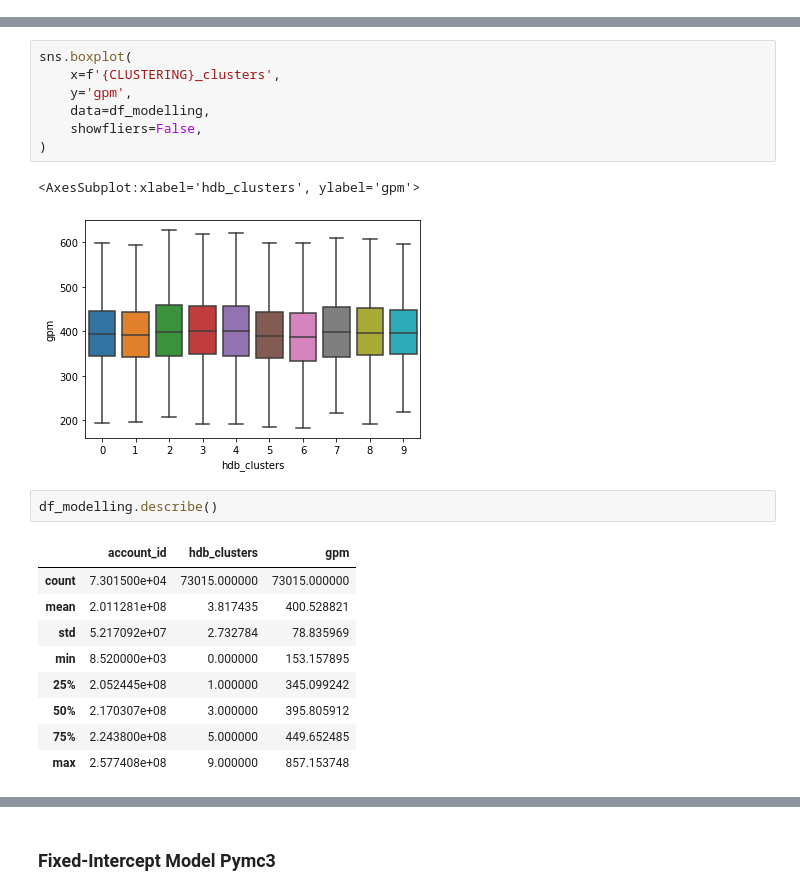
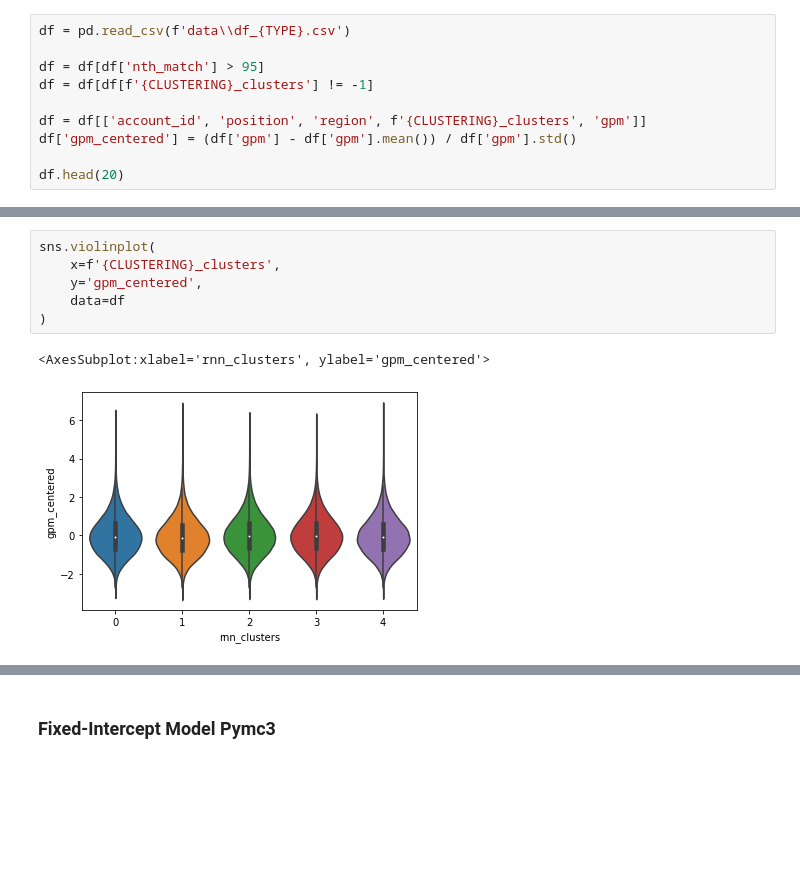
Before and after one commit to ozvar/lol_practice_distribution, a Jupyter notebook: supplementary_analysis.ipynb, the cells around one changed output, grey strips where cells are left out. Drawn from its saved outputs; the diff is of its cells as text; blank space fills up the shorter version.

Commit message:
small changes to plots and data analysis

```diff
--- a/supplementary_analysis.ipynb
+++ b/supplementary_analysis.ipynb
@@ -47,0 +17,10 @@ df_modelling.head(20)
+# %%
+df = pd.read_csv(f'data\\df_{TYPE}.csv')
+
+df = df[df['nth_match'] > 95]
+df = df[df[f'{CLUSTERING}_clusters'] != -1]
+
+df = df[['account_id', 'position', 'region', f'{CLUSTERING}_clusters', 'gpm']]
+df['gpm_centered'] = (df['gpm'] - df['gpm'].mean()) / df['gpm'].std()
+
+df.head(20)
@@ -48,22 +52,9 @@ df_modelling.head(20)
 # %%
-sns.boxplot(
+sns.violinplot(
     x=f'{CLUSTERING}_clusters',
-    y='gpm',
-    data=df_modelling,
-    showfliers=False,
+    y='gpm_centered',
+    data=df
 )
 # %% [output]
-<AxesSubplot:xlabel='hdb_clusters', ylabel='gpm'>
+<AxesSubplot:xlabel='rnn_clusters', ylabel='gpm_centered'>
-[figure, old version]
+[figure, new version]
-# %%
-df_modelling.describe()
-# %% [output]
-|  | account_id | hdb_clusters | gpm |
-| count | 7.301500e+04 | 73015.000000 | 73015.000000 |
-| mean | 2.011281e+08 | 3.817435 | 400.528821 |
-| std | 5.217092e+07 | 2.732784 | 78.835969 |
-| min | 8.520000e+03 | 0.000000 | 153.157895 |
-| 25% | 2.052445e+08 | 1.000000 | 345.099242 |
-| 50% | 2.170307e+08 | 3.000000 | 395.805912 |
-| 75% | 2.243800e+08 | 5.000000 | 449.652485 |
-| max | 2.577408e+08 | 9.000000 | 857.153748 |
```
Also changed, not shown: parts of 52 cells of this notebook, 1 other file.
